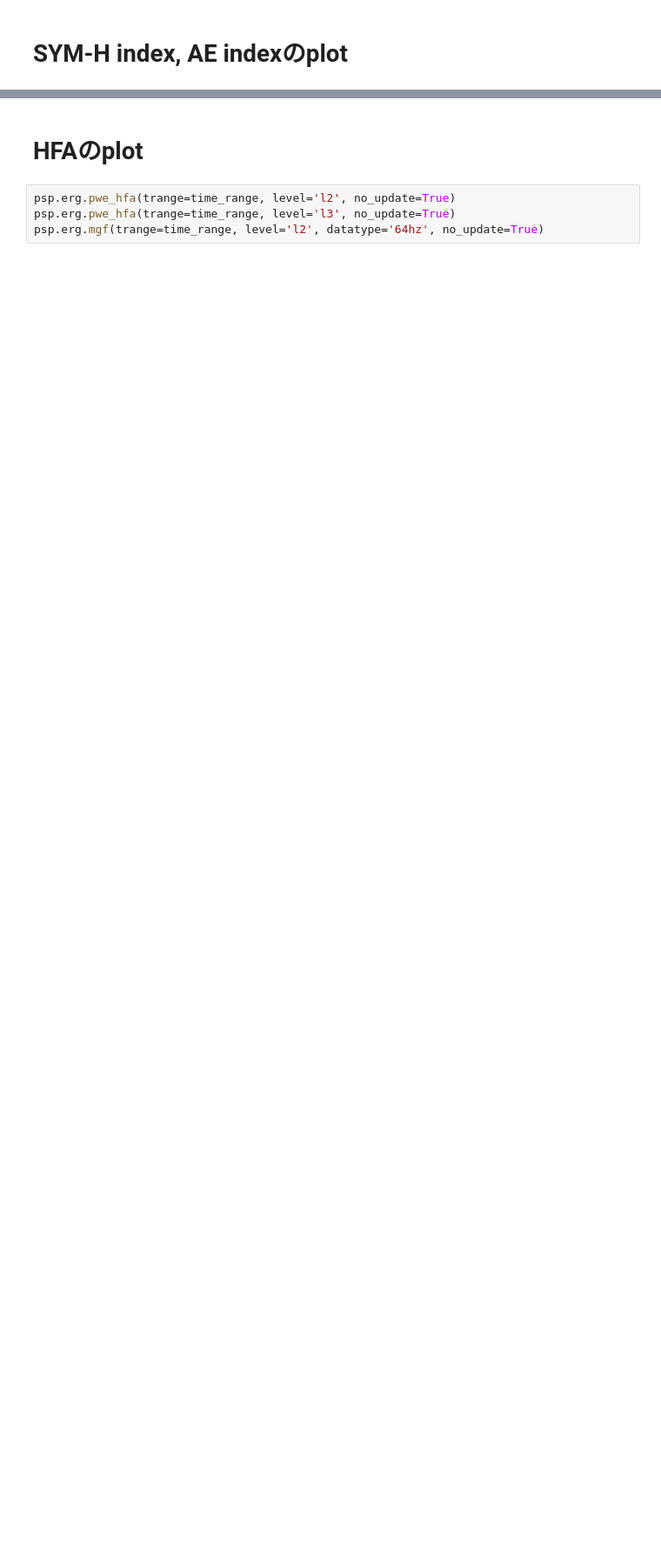
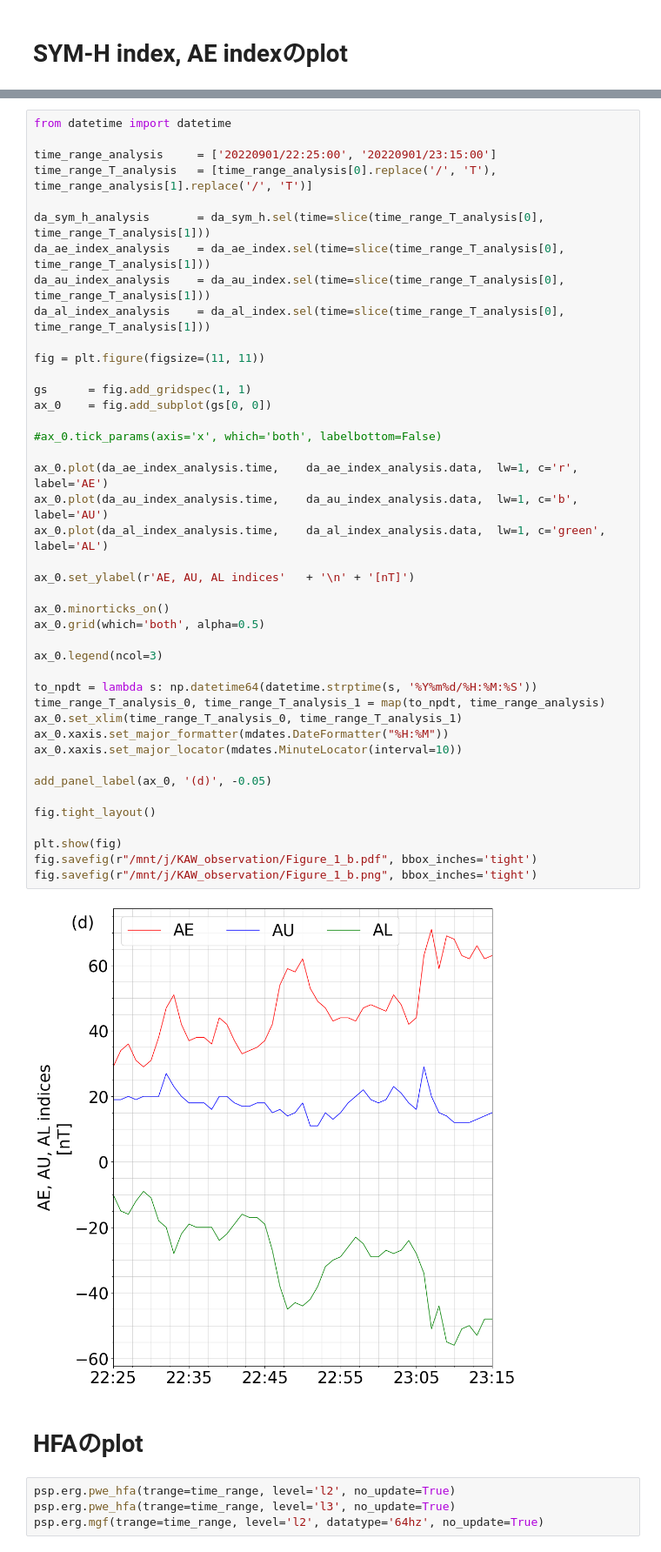
Before and after one commit to santanka/observation_workspace, a Jupyter notebook: KAW_observation/KAW_observation_2025_fig1.ipynb, the cells around one changed output, grey strips where cells are left out. Shown at 87% size. Cells and saved outputs as stored; diff of their text form; blank space fills up the shorter version.

```diff
--- a/KAW_observation/KAW_observation_2025_fig1.ipynb
+++ b/KAW_observation/KAW_observation_2025_fig1.ipynb
@@ -1603,3 +2217,47 @@ plt.show(fig)
+# %%
+from datetime import datetime
+
+time_range_analysis     = ['20220901/22:25:00', '20220901/23:15:00']
+time_range_T_analysis   = [time_range_analysis[0].replace('/', 'T'), time_range_analysis[1].replace('/', 'T')]
+
+da_sym_h_analysis       = da_sym_h.sel(time=slice(time_range_T_analysis[0], time_range_T_analysis[1]))
+da_ae_index_analysis    = da_ae_index.sel(time=slice(time_range_T_analysis[0], time_range_T_analysis[1]))
+da_au_index_analysis    = da_au_index.sel(time=slice(time_range_T_analysis[0], time_range_T_analysis[1]))
+da_al_index_analysis    = da_al_index.sel(time=slice(time_range_T_analysis[0], time_range_T_analysis[1]))
+
+fig = plt.figure(figsize=(11, 11))
+
+gs      = fig.add_gridspec(1, 1)
+ax_0    = fig.add_subplot(gs[0, 0])
+
+#ax_0.tick_params(axis='x', which='both', labelbottom=False)
+
+ax_0.plot(da_ae_index_analysis.time,    da_ae_index_analysis.data,  lw=1, c='r',        label='AE')
+ax_0.plot(da_au_index_analysis.time,    da_au_index_analysis.data,  lw=1, c='b',        label='AU')
+ax_0.plot(da_al_index_analysis.time,    da_al_index_analysis.data,  lw=1, c='green',    label='AL')
+
+ax_0.set_ylabel(r'AE, AU, AL indices'   + '\n' + '[nT]')
+
+ax_0.minorticks_on()
+ax_0.grid(which='both', alpha=0.5)
+
+ax_0.legend(ncol=3)
+
+to_npdt = lambda s: np.datetime64(datetime.strptime(s, '%Y%m%d/%H:%M:%S'))
+time_range_T_analysis_0, time_range_T_analysis_1 = map(to_npdt, time_range_analysis)
+ax_0.set_xlim(time_range_T_analysis_0, time_range_T_analysis_1)
+ax_0.xaxis.set_major_formatter(mdates.DateFormatter("%H:%M"))
+ax_0.xaxis.set_major_locator(mdates.MinuteLocator(interval=10))
+
+add_panel_label(ax_0, '(d)', -0.05)
+
+fig.tight_layout()
+
+plt.show(fig)
+fig.savefig(r"/mnt/j/KAW_observation/Figure_1_b.pdf", bbox_inches='tight')
+fig.savefig(r"/mnt/j/KAW_observation/Figure_1_b.png", bbox_inches='tight')
+# %% [output]
+[figure, added]
 # %% [markdown]
 # HFAのplot
 # %%
```
Also changed, not shown: parts of 28 cells of this notebook, 3 other files.
